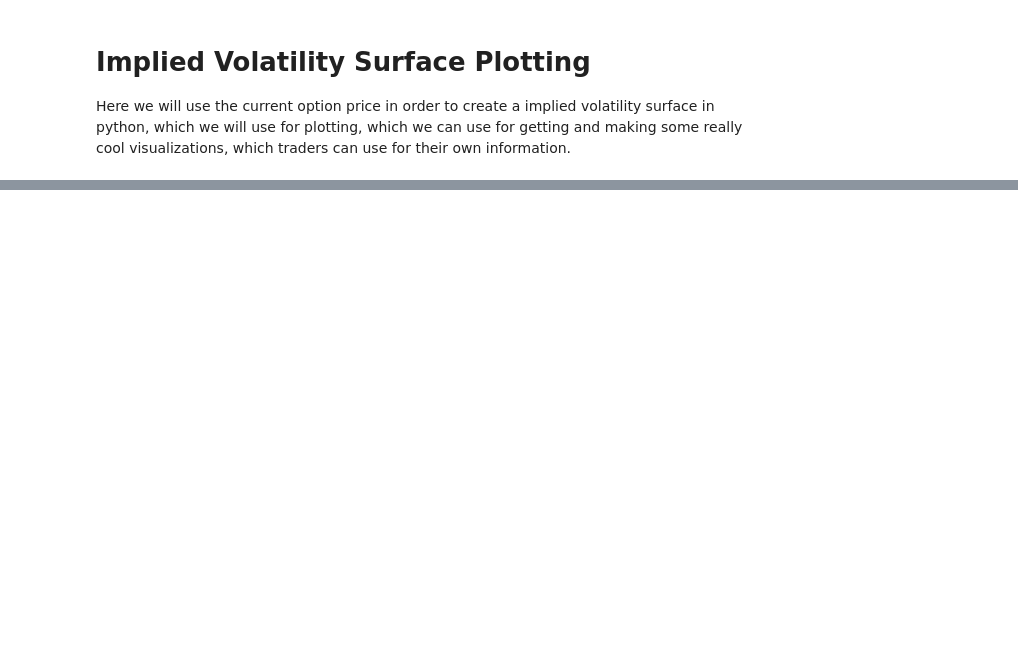
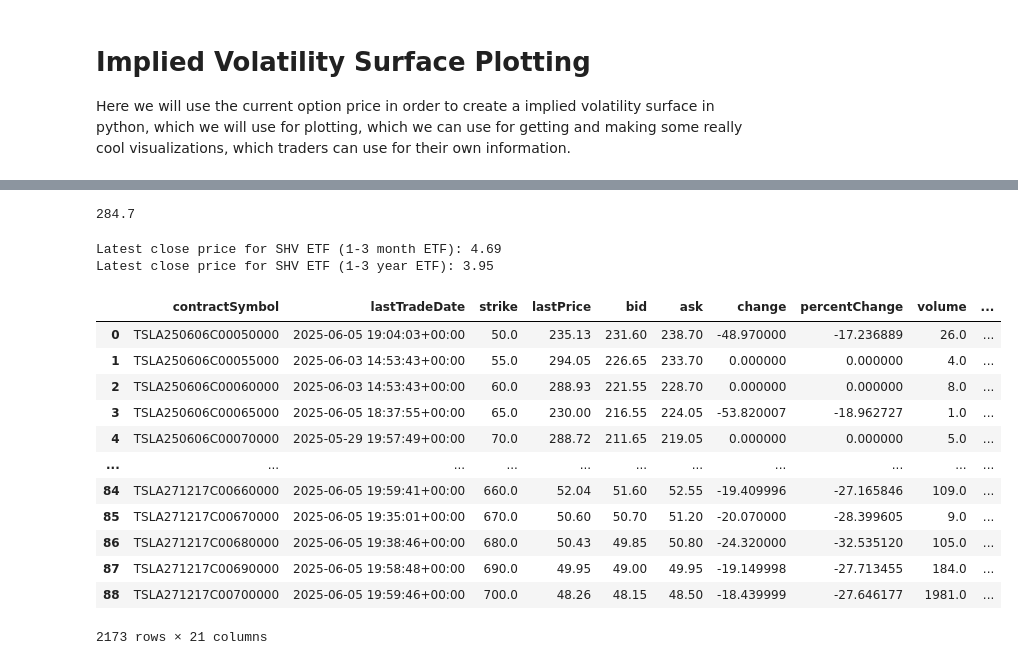
Before and after one commit to MarwanBit/Binomial-Black-Scholes-Pricing-Dashboard, a Jupyter notebook: backend/juypter_notebook_development/Black_Scholes_Analytically.ipynb, the cells around one changed output, grey strips where cells are left out. Drawn from its saved outputs; the diff is of its cells as text; code cells hidden in the pictures; blank space fills up the shorter version.

```diff
--- a/backend/juypter_notebook_development/Black_Scholes_Analytically.ipynb
+++ b/backend/juypter_notebook_development/Black_Scholes_Analytically.ipynb
@@ -471,0 +498,65 @@ We will begin by creating a volatility surface for the given data which we are g
+# %%
+# first we need to get current stock price for TSLA
+stock = yf.Ticker("TSLA")
+price = stock.info['regularMarketPrice']
+print(price)
+# %% [output]
+284.7
+# %%
+# Let's transform the data getting it ready for input into the root finding algorithm.
+ticker = "TSLA"
+chains = options_chains("TSLA")
+
+chains = chains[chains["optionType"] == "call"]
+chains["T"] = chains["daysToExpiration"] / 365
+
+stock = yf.Ticker("TSLA")
+price = stock.info["regularMarketPrice"]
+chains["S0"] = price
+
+chains["K"] = chains["strike"]
+
+# you should use the risk free rate corresponding to the lending period, for example if we are lending 1-3 months we use SHV (iShares Short Treasury ETF)
+# SHY for 1-3 years, etc.
+# use FRED API for more accurate treasury rates
+
+# 1-3 month ETF
+ticker = yf.Ticker("SHV")
+info = ticker.info
+latest_r_one_to_three_months = info.get("dividendYield")
+print(f"Latest close price for SHV ETF (1-3 month ETF): {latest_r_one_to_three_months}")
+
+# 1-3 years ETF
+ticker = yf.Ticker("SHY")
+info = ticker.info
+latest_r_one_to_three_years = info.get("dividendYield")
+print(f"Latest close price for SHV ETF (1-3 year ETF): {latest_r_one_to_three_years}")
+
+# Now that we have approximations for the risk-Free rate, we can begin to
+THREE_MONTH_T = 0.2548 # this is approximately 3*31 / 365  (i.e 3 months in days / 365)
+chains["r"] = np.where(chains["T"] > THREE_MONTH_T, latest_r_one_to_three_years, latest_r_one_to_three_months)  #conditionally set the risk free rate for the data
+'''
+Notice the above can also be computed by
+
+df.loc[df['other_col'] > THREE_MONTH_T, 'new_col'] = latest_r_one_to_three_years
+df.loc[df['other_col'], 'new_col'] = latest_r_one_to_three_years
+'''
+
+#edited chains having all of the information
+chains
+# %% [output]
+Latest close price for SHV ETF (1-3 month ETF): 4.69
+Latest close price for SHV ETF (1-3 year ETF): 3.95
+|  | contractSymbol | lastTradeDate | strike | lastPrice | bid | ask | change | percentChange | volume | ... |
+| 0 | TSLA250606C00050000 | 2025-06-05 19:04:03+00:00 | 50.0 | 235.13 | 231.60 | 238.70 | -48.970000 | -17.236889 | 26.0 | ... |
+| 1 | TSLA250606C00055000 | 2025-06-03 14:53:43+00:00 | 55.0 | 294.05 | 226.65 | 233.70 | 0.000000 | 0.000000 | 4.0 | ... |
+| 2 | TSLA250606C00060000 | 2025-06-03 14:53:43+00:00 | 60.0 | 288.93 | 221.55 | 228.70 | 0.000000 | 0.000000 | 8.0 | ... |
+| 3 | TSLA250606C00065000 | 2025-06-05 18:37:55+00:00 | 65.0 | 230.00 | 216.55 | 224.05 | -53.820007 | -18.962727 | 1.0 | ... |
+| 4 | TSLA250606C00070000 | 2025-05-29 19:57:49+00:00 | 70.0 | 288.72 | 211.65 | 219.05 | 0.000000 | 0.000000 | 5.0 | ... |
+| ... | ... | ... | ... | ... | ... | ... | ... | ... | ... | ... |
+| 84 | TSLA271217C00660000 | 2025-06-05 19:59:41+00:00 | 660.0 | 52.04 | 51.60 | 52.55 | -19.409996 | -27.165846 | 109.0 | ... |
+| 85 | TSLA271217C00670000 | 2025-06-05 19:35:01+00:00 | 670.0 | 50.60 | 50.70 | 51.20 | -20.070000 | -28.399605 | 9.0 | ... |
+| 86 | TSLA271217C00680000 | 2025-06-05 19:38:46+00:00 | 680.0 | 50.43 | 49.85 | 50.80 | -24.320000 | -32.535120 | 105.0 | ... |
+| 87 | TSLA271217C00690000 | 2025-06-05 19:58:48+00:00 | 690.0 | 49.95 | 49.00 | 49.95 | -19.149998 | -27.713455 | 184.0 | ... |
+| 88 | TSLA271217C00700000 | 2025-06-05 19:59:46+00:00 | 700.0 | 48.26 | 48.15 | 48.50 | -18.439999 | -27.646177 | 1981.0 | ... |
+2173 rows × 21 columns
```
Also changed, not shown: parts of 9 cells of this notebook.
